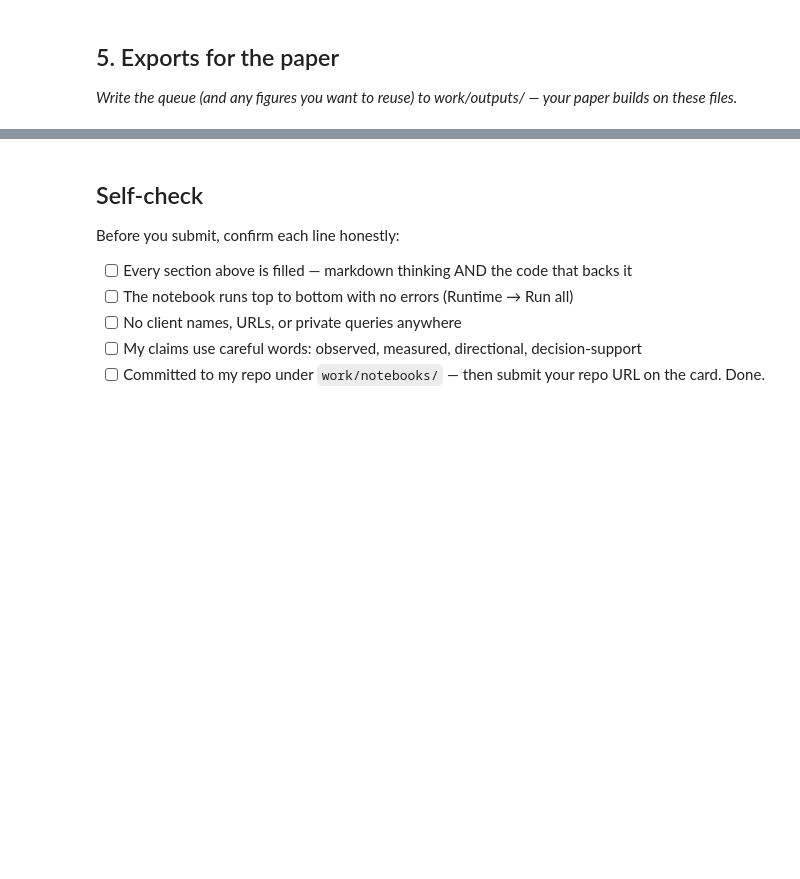
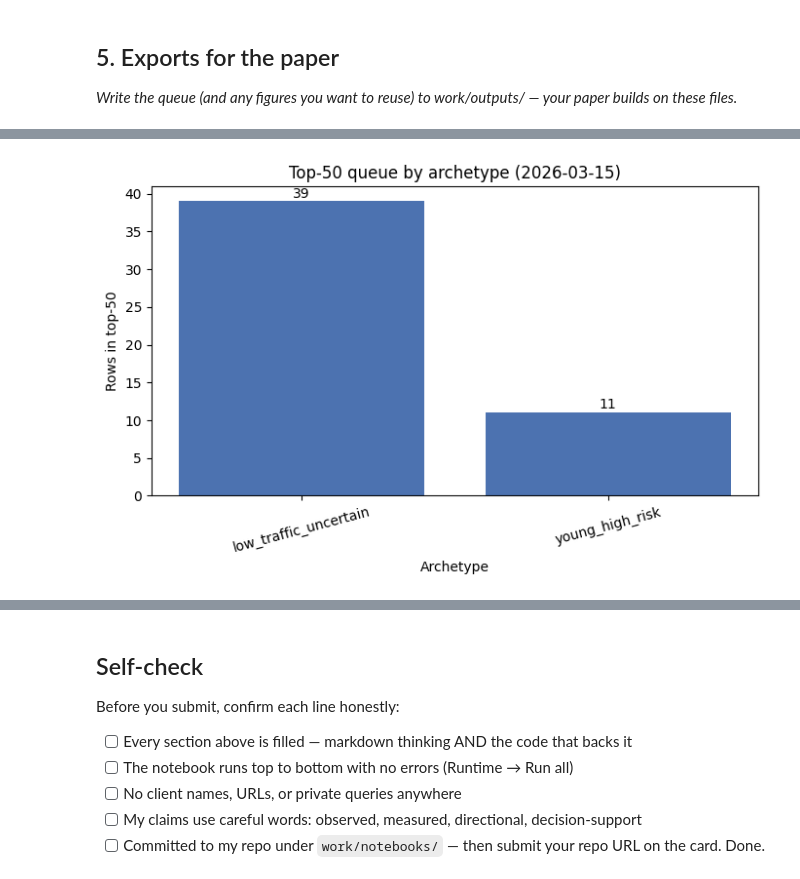
Before and after one commit to damlablgc/flyrankinternship, a Jupyter notebook: work/notebooks/w07_action_playbook.ipynb, the cells around one changed output, grey strips where cells are left out. Drawn from its saved outputs; the diff is of its cells as text; code cells hidden in the pictures; blank space fills up the shorter version.

```diff
--- a/work/notebooks/w07_action_playbook.ipynb
+++ b/work/notebooks/w07_action_playbook.ipynb
@@ -26,3 +453,84 @@ This skeleton is yours to fill. Work the sections **in order** — each one has
 ## 5. Exports for the paper
 
 *Write the queue (and any figures you want to reuse) to work/outputs/ — your paper builds on these files.*
+# %%
+import json
+import os
+import matplotlib.pyplot as plt
+
+OUTPUT_DIR = "work/outputs"
+FIGURE_DIR = "work/figures"
+os.makedirs(OUTPUT_DIR, exist_ok=True)
+os.makedirs(FIGURE_DIR, exist_ok=True)
+
+# --- 1. Ranked queue CSV (NOT committed -- CI leak-guard, notebook regenerates it) ---
+export_cols = [
+    'client_hash_id', 'content_hash_id', 'score_rf', 'archetype', 'action', 'reason_code',
+    'pos_trailing', 'ctr_trailing', 'content_age_days', 'imp_trailing',
+    # is_declining is deliberately EXCLUDED: it's the future outcome, not available at
+    # decision time in real use. Keeping it here would misrepresent what the export looks
+    # like in production.
+]
+export_queue = queue[export_cols].reset_index(drop=True)
+queue_path = os.path.join(OUTPUT_DIR, "w07_ranked_action_queue.csv")
+export_queue.to_csv(queue_path, index=False)
+print(f"Wrote {len(export_queue)} rows to {queue_path}")
+
+# --- 2. Metrics JSON (committed -- the paper's numbers trace back to this) ---
+metrics_export = {
+    "decision_day": DECISION_DAY,
+    "model_config": "RandomForestClassifier(n_estimators=300, max_depth=8, min_samples_leaf=20, random_state=42)",
+    "precision_at_50": round(p_at_k, 3),
+    "test_base_rate": round(test_df['is_declining'].mean(), 3),
+    "n_test_rows": int(len(test_df)),
+    "n_test_clients": int(test_df['client_hash_id'].nunique()),
+    "n_scored_population_clients": int(scored['client_hash_id'].nunique()),
+    "reliability_floor_impressions": RELIABILITY_FLOOR,
+    "share_below_reliability_floor_top50": round((queue['imp_trailing'] < RELIABILITY_FLOOR).mean(), 3),
+    "archetype_share_top50": queue['archetype'].value_counts(normalize=True).round(3).to_dict(),
+    "archetype_precision_top50": queue.groupby('archetype')['is_declining'].mean().round(3).to_dict(),
+    "top_feature": "content_age_days",
+    "top_feature_gini_importance": 0.405,
+    "retrain_triggers": retrain_triggers,
+}
+metrics_path = os.path.join(OUTPUT_DIR, "w07_playbook_metrics.json")
+with open(metrics_path, "w") as f:
+    json.dump(metrics_export, f, indent=2)
+print(f"Wrote metrics to {metrics_path}")
+
+# --- 3. Figure 1: archetype distribution in top-50 (committed) ---
+archetype_counts = queue['archetype'].value_counts()
+fig1, ax1 = plt.subplots(figsize=(7, 4.5))
+ax1.bar(archetype_counts.index, archetype_counts.values, color="#4C72B0")
+ax1.set_title(f"Top-50 queue by archetype ({DECISION_DAY})")
+ax1.set_ylabel("Rows in top-50")
+ax1.set_xlabel("Archetype")
+for i, v in enumerate(archetype_counts.values):
+    ax1.text(i, v + 0.5, str(v), ha='center')
+plt.xticks(rotation=15)
+plt.tight_layout()
+fig1_path = os.path.join(FIGURE_DIR, "w07_archetype_distribution.png")
+plt.savefig(fig1_path, dpi=150)
+plt.show()
+print(f"Saved {fig1_path}")
+
+# --- 4. Figure 2: precision@50 comparison (Week-5 numbers, reused for the paper) ---
+comparison_data = {
+    "Baseline rule\n(Week 4)": 0.20,
+    "Logistic\nRegression": 0.50,
+    "Random Forest\n(this run)": round(p_at_k, 3),
+}
+fig2, ax2 = plt.subplots(figsize=(7, 4.5))
+bars = ax2.bar(comparison_data.keys(), comparison_data.values(), color=["#999999", "#8172B2", "#55A868"])
+ax2.axhline(test_df['is_declining'].mean(), color="red", linestyle="--", label=f"Base rate ({test_df['is_declining'].mean():.3f})")
+ax2.set_ylabel("Precision@50")
+ax2.set_title("Precision@50: baseline rule vs. models (client-grouped split)")
+ax2.legend()
+for bar, val in zip(bars, comparison_data.values()):
+    ax2.text(bar.get_x() + bar.get_width() / 2, val + 0.01, f"{val:.2f}", ha='center')
+plt.tight_layout()
+fig2_path = os.path.join(FIGURE_DIR, "w07_precision_comparison.png")
+plt.savefig(fig2_path, dpi=150)
+plt.show()
+print(f"Saved {fig2_path}")
+# %% [output]
@@ -28,0 +539 @@ This skeleton is yours to fill. Work the sections **in order** — each one has
+[figure, added]
```
Also changed, not shown: parts of 11 cells of this notebook.
